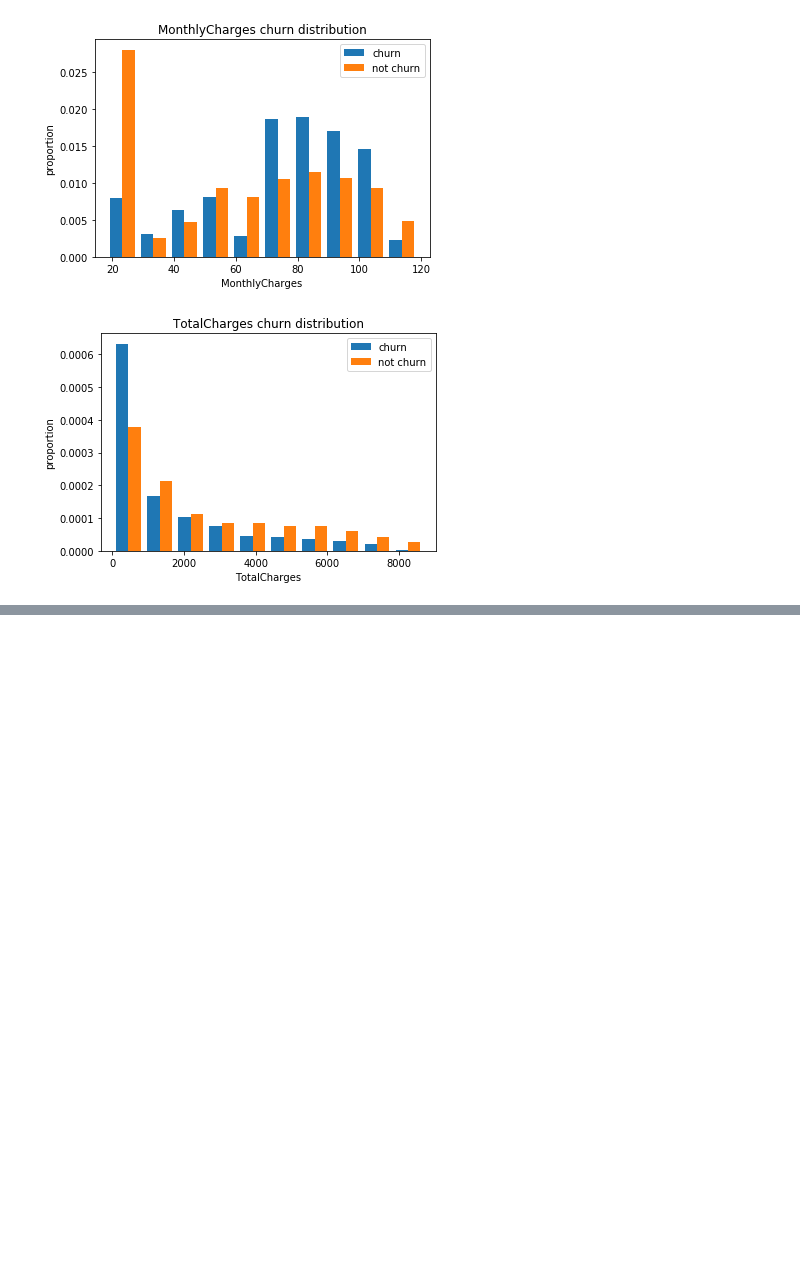
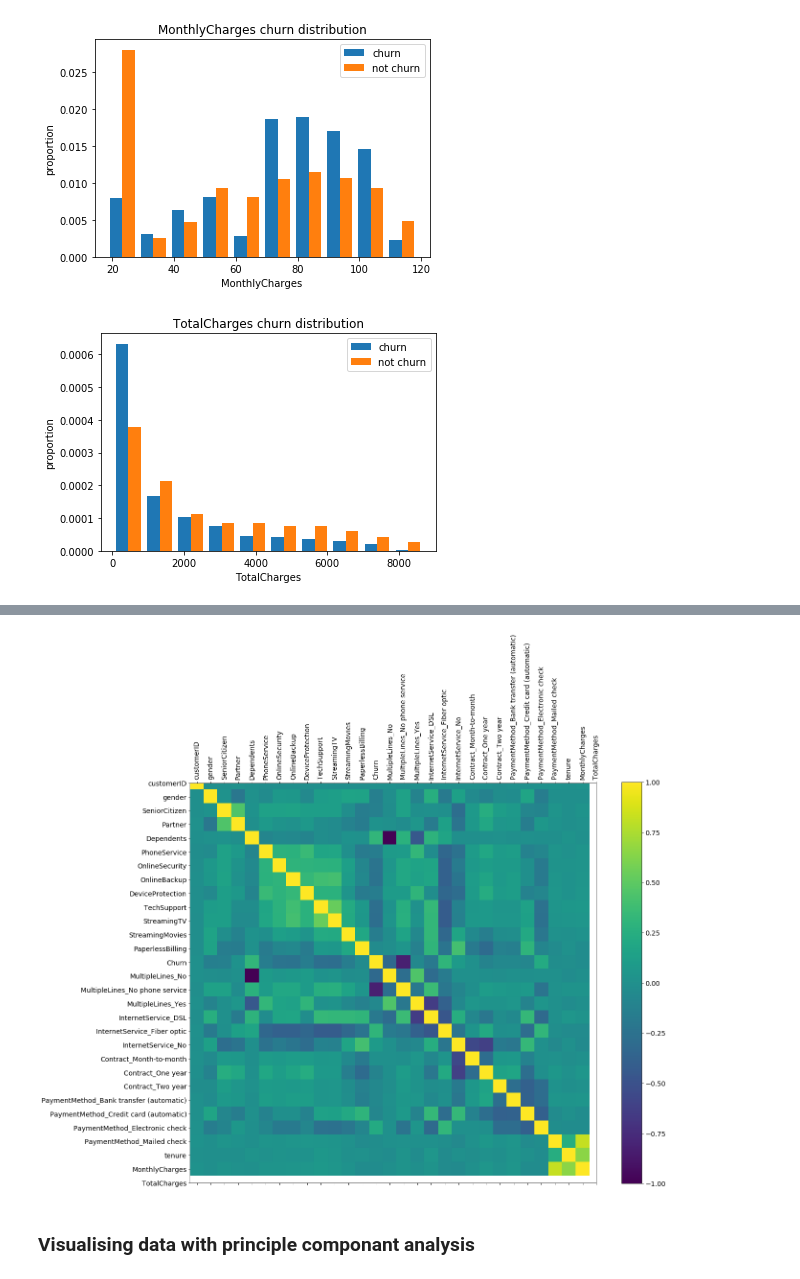
Before and after one commit to Carterbouley/Churn-prediction, a Jupyter notebook: CustomerAttrition.ipynb, the cells around one changed output, grey strips where cells are left out. Drawn from its saved outputs; the diff is of its cells as text; code cells hidden in the pictures; blank space fills up the shorter version.

```diff
--- a/CustomerAttrition.ipynb
+++ b/CustomerAttrition.ipynb
@@ -177,0 +199,32 @@ for i in num_cols:
+# %%
+#customer id col
+Id_col     = ['customerID']
+#Target columns
+target_col = ["Churn"]
+#categorical columns
+cat_cols   = df.nunique()[df.nunique() < 6].keys().tolist()
+cat_cols   = [x for x in cat_cols if x not in target_col]
+#numerical columns
+num_cols   = [x for x in df.columns if x not in cat_cols + target_col + Id_col]
+#Binary columns with 2 values
+bin_cols   = df.nunique()[df.nunique() == 2].keys().tolist()
+#Columns more than 2 values
+multi_cols = [i for i in cat_cols if i not in bin_cols]
+# %%
+#Label encoding Binary columns
+le = LabelEncoder()
+for i in bin_cols :
+    df[i] = le.fit_transform(df[i])
+
+#Duplicating columns for multi value columns
+df = pd.get_dummies(data = df,columns = multi_cols )
+# %%
+#Scaling Numerical Columns
+std = StandardScaler()
+scaled = std.fit_transform(df[num_cols])
+scaled = pd.DataFrame(scaled, columns = num_cols)
+# %%
+#Dropping original values and merge scaled values
+df_og = df.copy()
+df = df.drop(columns = num_cols, axis = 1)
+df = df.merge(scaled, left_index = True, right_index = True, how ='left')
@@ -177,0 +257,11 @@ for i in num_cols:
+# %%
+f = plt.figure(figsize=(19, 15))
+plt.matshow(df.corr(), fignum=f.number)
+plt.xticks(range(df.shape[1]), df.columns, fontsize=14, rotation=90)
+plt.yticks(range(df.shape[1]), df.columns, fontsize=14)
+cb = plt.colorbar()
+cb.ax.tick_params(labelsize=14);
+# %% [output]
+[figure, added]
+# %% [markdown]
+### Visualising data with principle componant analysis
```
Also changed, not shown: parts of 19 cells of this notebook.
